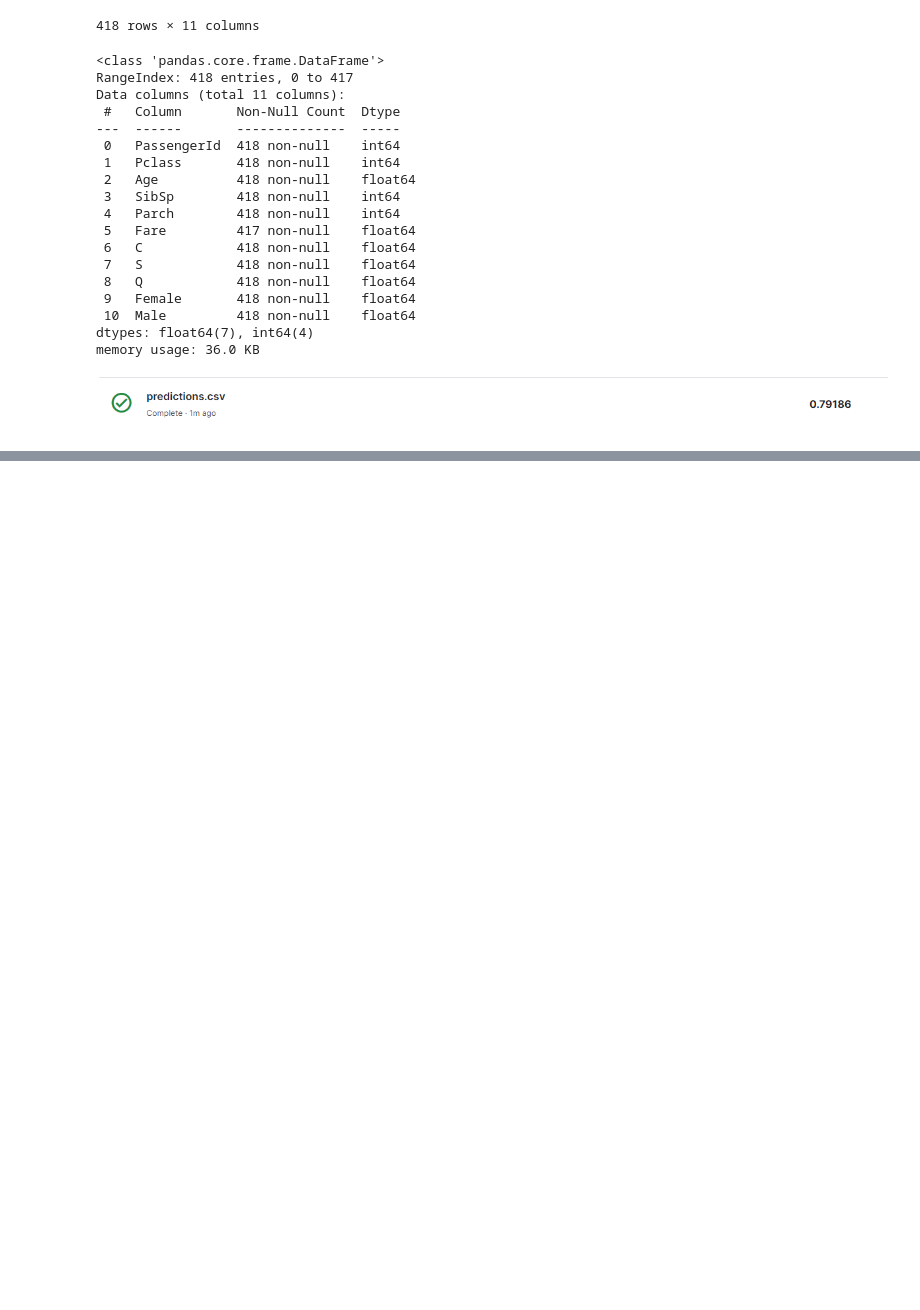
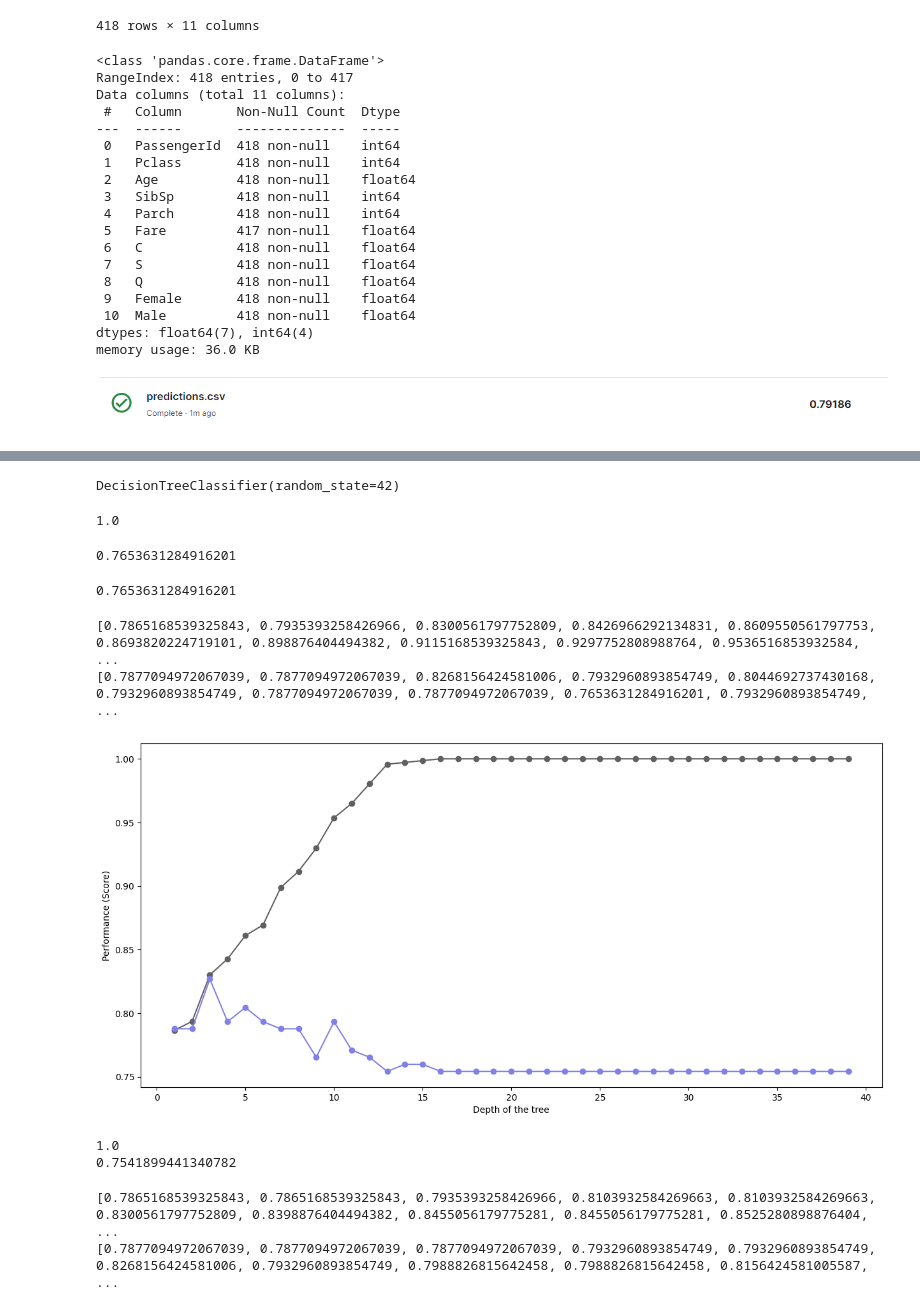
Before and after one commit to MeetMRP/ML-leraning, a Jupyter notebook: Titanic Survival Prediction/Titanic_Survival_Prediction.ipynb, the cells around one changed output, grey strips where cells are left out. Saved outputs shown, nothing was run; the diff lists cells and outputs as text; code cells hidden in the pictures; blank space fills up the shorter version.

Commit message:
using decesion tree

```diff
--- a/Titanic Survival Prediction/Titanic_Survival_Prediction.ipynb
+++ b/Titanic Survival Prediction/Titanic_Survival_Prediction.ipynb
@@ -347,0 +367,63 @@ final_df.to_csv('predictions.csv', index=False)
+# %%
+from sklearn.tree import DecisionTreeClassifier
+
+dt_model = DecisionTreeClassifier(random_state=42)
+dt_model.fit(X_data, Y_data)
+# %% [output]
+DecisionTreeClassifier(random_state=42)
+# %%
+dt_model.score(X_data, Y_data)
+# %% [output]
+1.0
+# %%
+dt_model.score(X_data_test, Y_data_test)
+# %% [output]
+0.7653631284916201
+# %%
+from sklearn.metrics import accuracy_score
+
+y_predicts = dt_model.predict_proba(X_data_test)[:, 1]
+
+new_y = []
+for i in range(len(y_predicts)):
+  if y_predicts[i] < 0.6:
+    new_y.append(0)
+  else:
+    new_y.append(1)
+
+accuracy_score(Y_data_test, new_y)
+# %% [output]
+0.7653631284916201
+# %%
+# Changing max_depth
+
+train_accuracy = []
+test_accuracy = []
+for depth in range(1, 40):
+    dt_model = DecisionTreeClassifier(max_depth=depth, random_state=156)
+    dt_model.fit(X_data, Y_data)
+    train_accuracy.append(dt_model.score(X_data, Y_data))
+    test_accuracy.append(dt_model.score(X_data_test, Y_data_test))
+# %%
+print(train_accuracy)
+print(test_accuracy)
+# %% [output]
+[0.7865168539325843, 0.7935393258426966, 0.8300561797752809, 0.8426966292134831, 0.8609550561797753, 0.8693820224719101, 0.898876404494382, 0.9115168539325843, 0.9297752808988764, 0.9536516853932584,  ...
+[0.7877094972067039, 0.7877094972067039, 0.8268156424581006, 0.7932960893854749, 0.8044692737430168, 0.7932960893854749, 0.7877094972067039, 0.7877094972067039, 0.7653631284916201, 0.7932960893854749, ...
+# %%
+score_df = pd.DataFrame({'max_depth':range(1,40), 'train_acc': train_accuracy, 'test_acc': test_accuracy})
+
+plt.figure(figsize = (15,7))
+plt.plot(score_df['max_depth'], score_df['train_acc'], marker = 'o', color = '#606060')
+plt.plot(score_df['max_depth'], score_df['test_acc'], marker = 'o', color = '#8080e8')
+plt.xlabel('Depth of the tree')
+plt.ylabel('Performance (Score)')
+plt.show()
+# %% [output]
+[figure, added]
+# %%
+print(dt_model.score(X_data, Y_data))
+print(dt_model.score(X_data_test, Y_data_test))
+# %% [output]
+1.0
+0.7541899441340782
@@ -347,0 +442,6 @@ final_df.to_csv('predictions.csv', index=False)
+# %%
+print(train_accuracy)
+print(test_accuracy)
+# %% [output]
+[0.7865168539325843, 0.7865168539325843, 0.7935393258426966, 0.8103932584269663, 0.8103932584269663, 0.8300561797752809, 0.8398876404494382, 0.8455056179775281, 0.8455056179775281, 0.8525280898876404, ...
+[0.7877094972067039, 0.7877094972067039, 0.7877094972067039, 0.7932960893854749, 0.7932960893854749, 0.8268156424581006, 0.7932960893854749, 0.7988826815642458, 0.7988826815642458, 0.8156424581005587, ...
```
Also changed, not shown: parts of 19 cells of this notebook, 1 other file.
